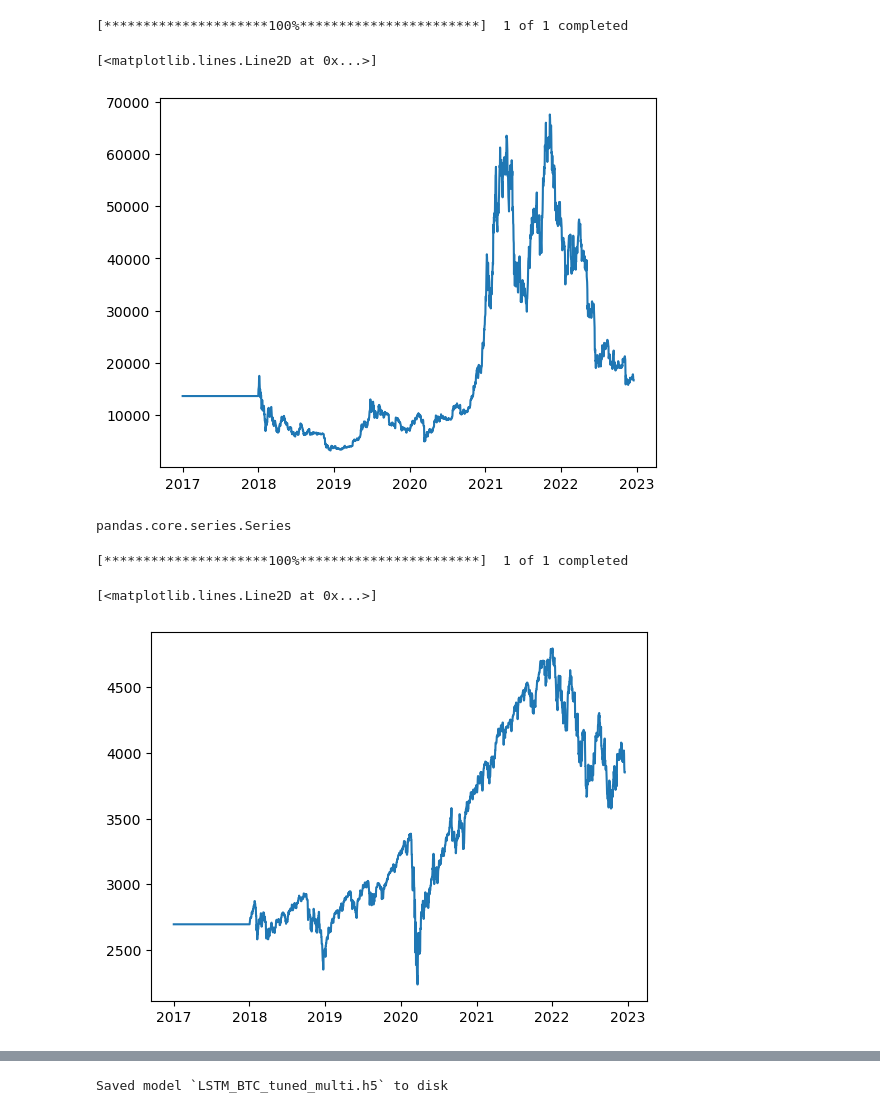
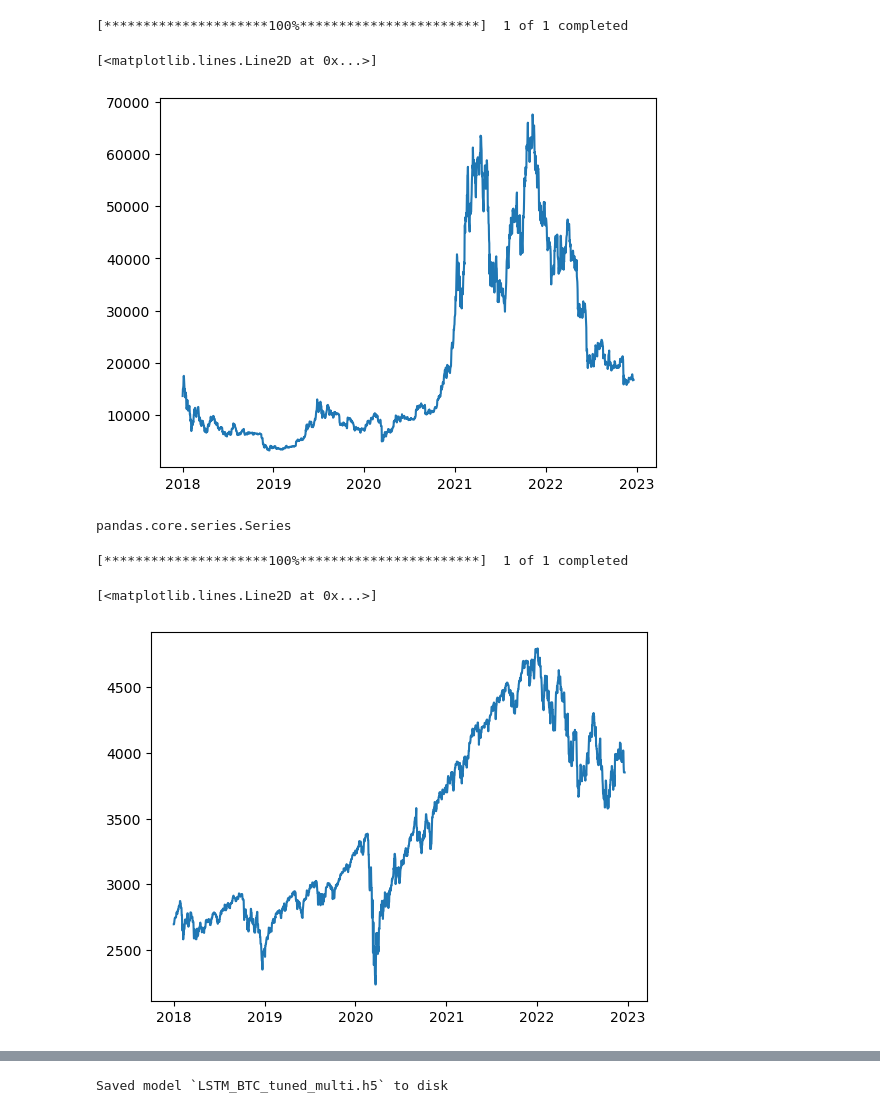
Before and after one commit to A125X/Stock-Prices-Analysis-And-Prediction, a Jupyter notebook: art.ipynb, the cells around one changed output, grey strips where cells are left out. Cells and saved outputs as stored; diff of their text form; code cells hidden in the pictures.

```diff
--- a/art.ipynb
+++ b/art.ipynb
@@ -49,30 +46,28 @@ num_periods = 20
 # %%
 #data
 
 today = datetime.today().strftime('%Y-%m-%d')
-idx = pd.date_range('2017-01-01', today)
+idx = pd.date_range('2018-01-01', today)
 
-df_A = yf.download("BTC-USD", start="2018-01-01", end=today)
-df_A = df_A["Close"]
+df_A = yf.download("BTC-USD", start="2018-01-01", end=today)["Close"]
 df_A = df_A.reindex(idx, fill_value=0, method="nearest")
 
 plt.plot(df_A)
 # %% [output]
 [*********************100%***********************]  1 of 1 completed
 [<matplotlib.lines.Line2D at 0x...>]
-[figure, old version]
+[figure, new version]
 # %%
 type(df_A)
 # %% [output]
 pandas.core.series.Series
 # %%
-df_B = yf.download("%5EGSPC", start="2018-01-01", end=today)
-df_B = df_B["Close"]
+df_B = yf.download("%5EGSPC", start="2018-01-01", end=today)["Close"]
 df_B = df_B.reindex(idx, fill_value=0, method="nearest")
 
 plt.plot(df_B)
 # %% [output]
 [*********************100%***********************]  1 of 1 completed
 [<matplotlib.lines.Line2D at 0x...>]
-[figure, old version]
+[figure, new version]
 # %%
```
Also changed, not shown: parts of 16 cells of this notebook, 2 other files.
